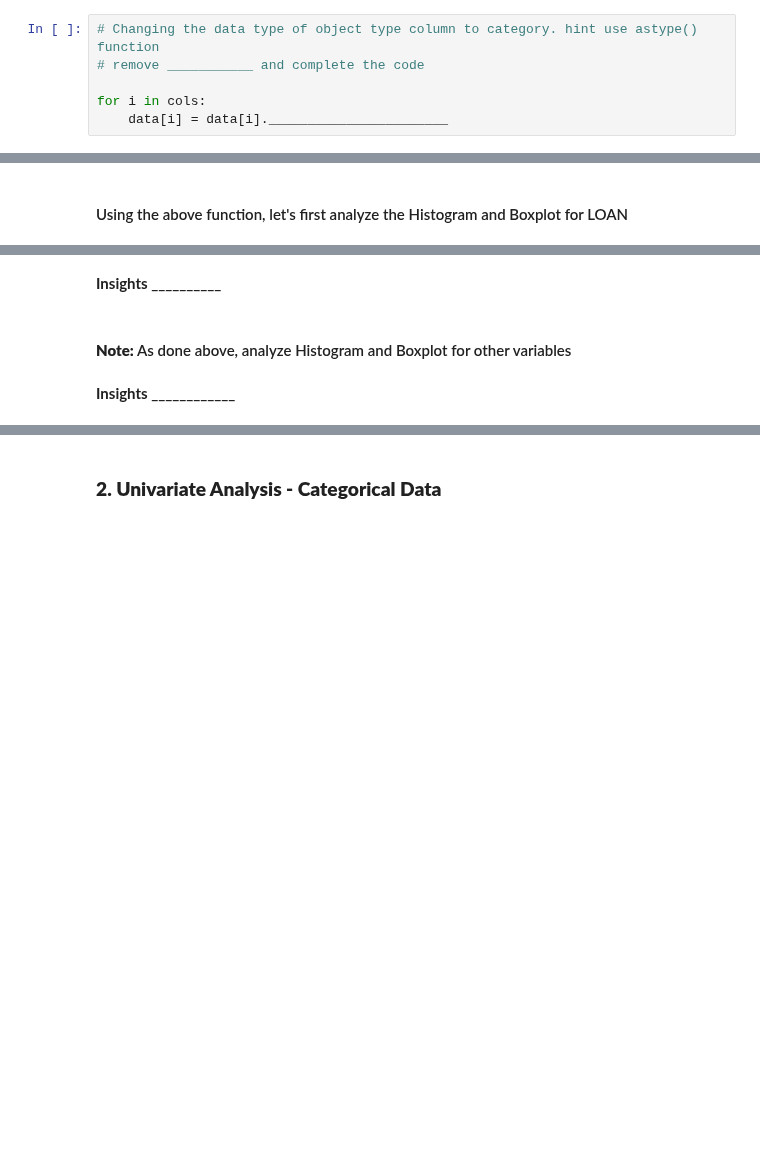
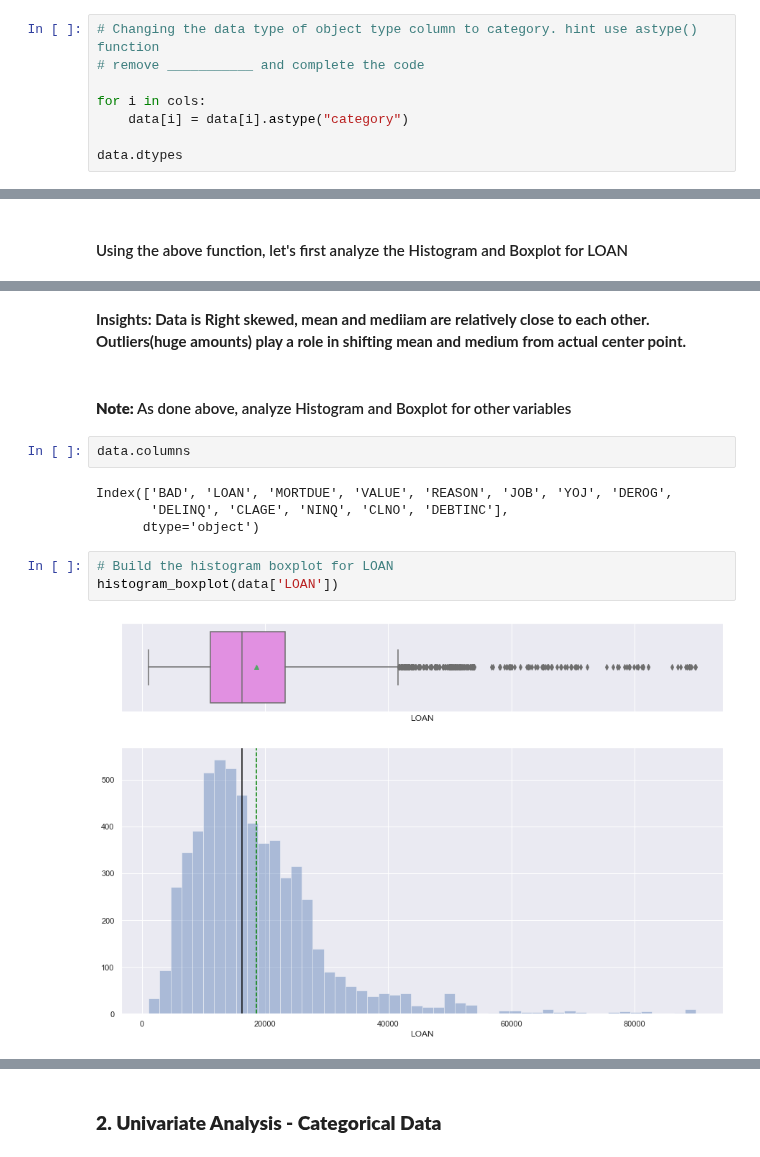
Before and after one commit to asadTariq666/Python_work, a Jupyter notebook: Loan Default Classification/Reference_Notebook_Milestone_1_Classification .ipynb, the cells around one changed output, grey strips where cells are left out. Saved outputs shown, nothing was run; the diff lists cells and outputs as text; blank space fills up the shorter version.

Commit message:
Loan default classification

```diff
--- a/Loan Default Classification/Reference_Notebook_Milestone_1_Classification .ipynb
+++ b/Loan Default Classification/Reference_Notebook_Milestone_1_Classification .ipynb
@@ -197,4 +212,6 @@ cols
 # remove ___________ and complete the code
 
 for i in cols:
-    data[i] = data[i]._______________________
+    data[i] = data[i].astype("category")
+
+data.dtypes
@@ -274,6 +364,15 @@ histogram_boxplot(data['LOAN'])
-# %% [markdown]
-**Insights __________**
+# %% [markdown]
+**Insights: Data is Right skewed, mean and mediiam are relatively close to each other. Outliers(huge amounts) play a role in shifting mean and medium from actual center point.**
 # %% [markdown]
 #### **Note:** As done above, analyze Histogram and Boxplot for other variables
-# %% [markdown]
-**Insights ____________**
+# %%
+data.columns
+# %% [output]
+Index(['BAD', 'LOAN', 'MORTDUE', 'VALUE', 'REASON', 'JOB', 'YOJ', 'DEROG',
+       'DELINQ', 'CLAGE', 'NINQ', 'CLNO', 'DEBTINC'],
+      dtype='object')
+# %%
+# Build the histogram boxplot for LOAN
+histogram_boxplot(data['LOAN'])
+# %% [output]
+[figure, added]
```
Also changed, not shown: parts of 33 cells of this notebook.
